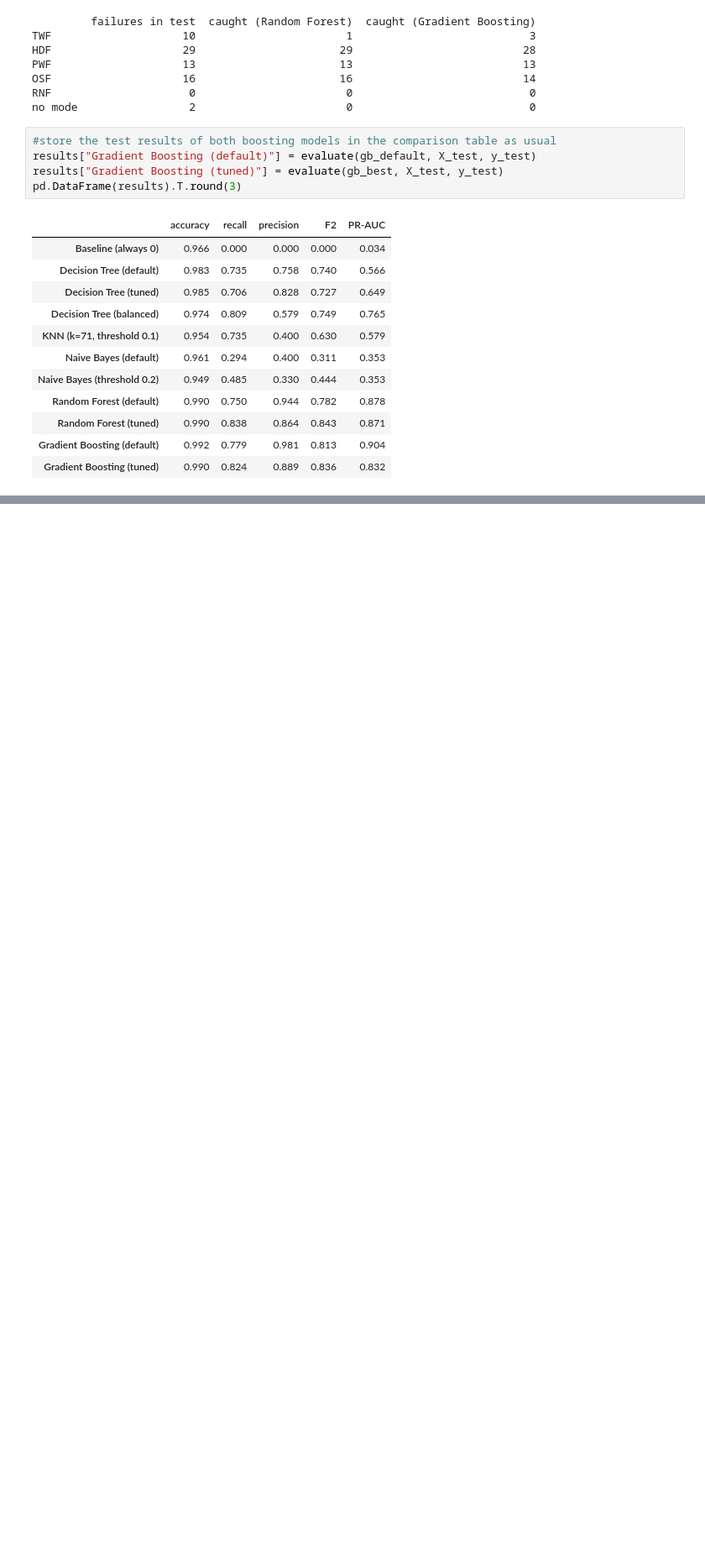
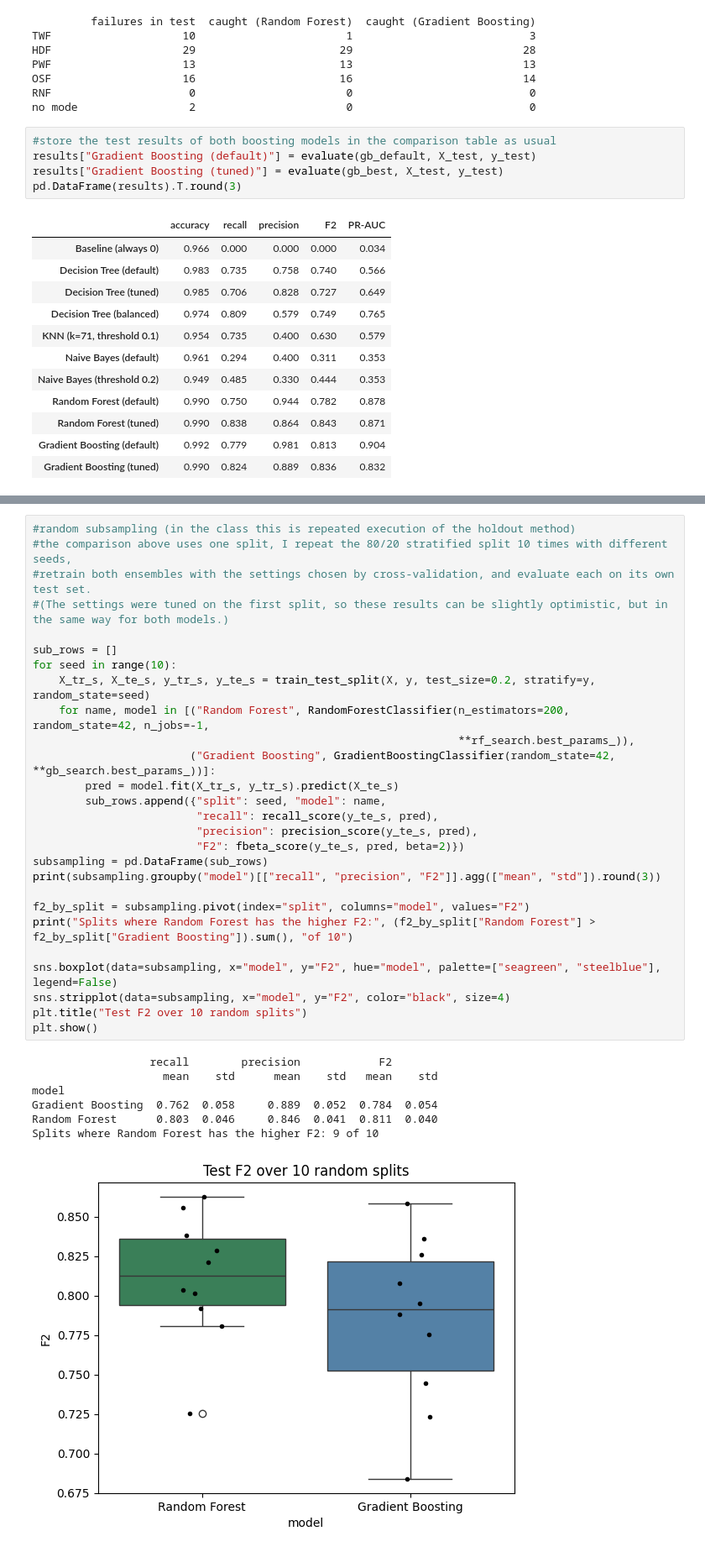
Before and after one commit to serraozkasap/ml-ai4i-predictive-maintenance, a Jupyter notebook: ai4i_predictive_maintenance.ipynb, the cells around one changed output, grey strips where cells are left out. Shown at 84% size. Cells and saved outputs as stored; diff of their text form; blank space fills up the shorter version.

```diff
--- a/ai4i_predictive_maintenance.ipynb
+++ b/ai4i_predictive_maintenance.ipynb
@@ -1971,0 +2087,35 @@ pd.DataFrame(results).T.round(3)
+# %%
+#random subsampling (in the class this is repeated execution of the holdout method)
+#the comparison above uses one split, I repeat the 80/20 stratified split 10 times with different seeds,
+#retrain both ensembles with the settings chosen by cross-validation, and evaluate each on its own test set.
+#(The settings were tuned on the first split, so these results can be slightly optimistic, but in the same way for both models.)
+
+sub_rows = []
+for seed in range(10):
+    X_tr_s, X_te_s, y_tr_s, y_te_s = train_test_split(X, y, test_size=0.2, stratify=y, random_state=seed)
+    for name, model in [("Random Forest", RandomForestClassifier(n_estimators=200, random_state=42, n_jobs=-1,
+                                                                 **rf_search.best_params_)),
+                        ("Gradient Boosting", GradientBoostingClassifier(random_state=42, **gb_search.best_params_))]:
+        pred = model.fit(X_tr_s, y_tr_s).predict(X_te_s)
+        sub_rows.append({"split": seed, "model": name,
+                         "recall": recall_score(y_te_s, pred),
+                         "precision": precision_score(y_te_s, pred),
+                         "F2": fbeta_score(y_te_s, pred, beta=2)})
+subsampling = pd.DataFrame(sub_rows)
+print(subsampling.groupby("model")[["recall", "precision", "F2"]].agg(["mean", "std"]).round(3))
+
+f2_by_split = subsampling.pivot(index="split", columns="model", values="F2")
+print("Splits where Random Forest has the higher F2:", (f2_by_split["Random Forest"] > f2_by_split["Gradient Boosting"]).sum(), "of 10")
+
+sns.boxplot(data=subsampling, x="model", y="F2", hue="model", palette=["seagreen", "steelblue"], legend=False)
+sns.stripplot(data=subsampling, x="model", y="F2", color="black", size=4)
+plt.title("Test F2 over 10 random splits")
+plt.show()
+# %% [output]
+                  recall        precision            F2
+                    mean    std      mean    std   mean    std
+model
+Gradient Boosting  0.762  0.058     0.889  0.052  0.784  0.054
+Random Forest      0.803  0.046     0.846  0.041  0.811  0.040
+Splits where Random Forest has the higher F2: 9 of 10
+[figure, added]
```
Also changed, not shown: parts of 18 cells of this notebook.
